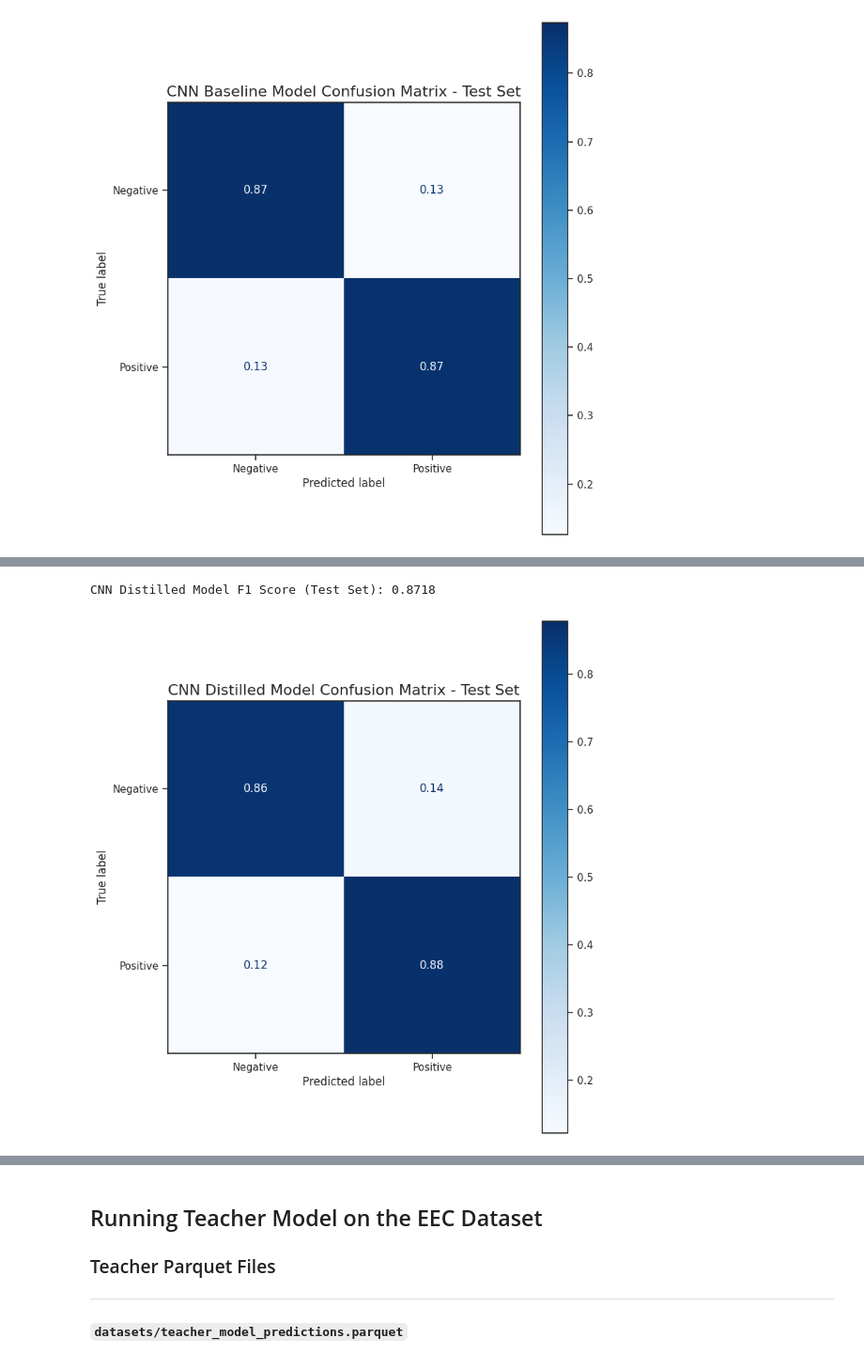
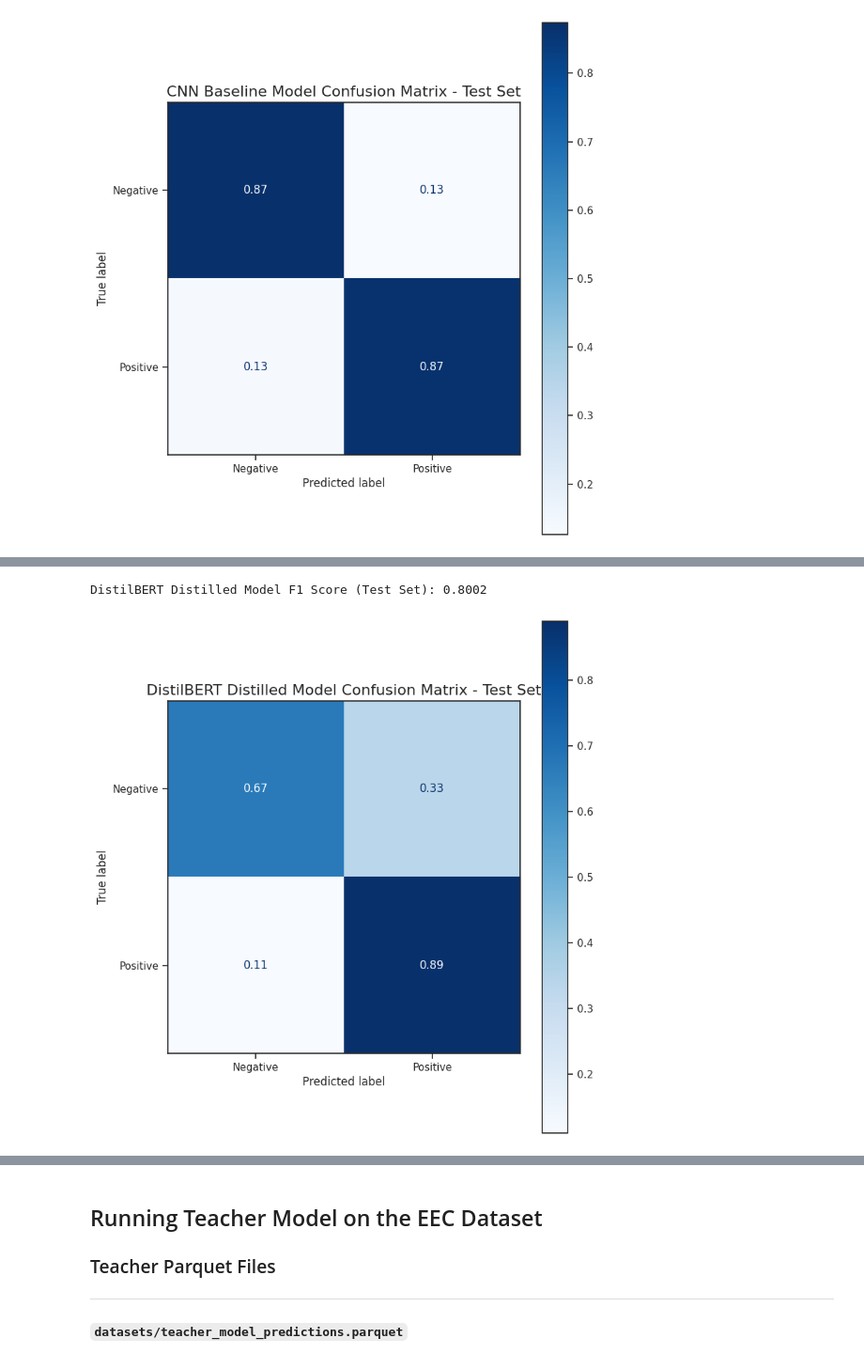
Before and after one commit to CharlesC03/NLP_Final_Project, a Jupyter notebook: analysis/teacher_analysis.ipynb, the cells around one changed output, grey strips where cells are left out. Shown at 94% size. Cells and saved outputs as stored; diff of their text form; code cells hidden in the pictures.

Commit message:
Updated the graphs and their names

```diff
--- a/analysis/teacher_analysis.ipynb
+++ b/analysis/teacher_analysis.ipynb
@@ -322,29 +353,29 @@ CNN Baseline Model F1 Score (Test Set): 0.8703
 # %%
-cnn_test_df = pd.read_csv("datasets/imdb_cnn_distilled_test_predictions.csv")
+distilbert_test_df = pd.read_parquet("datasets/distilbert_distilled_IMDB_predictions.parquet")
 
 fig, ax = plt.subplots(figsize=(8, 8))
 
 test_f1_score = f1_score(
-    cnn_test_df['true_label'], cnn_test_df['pred_label']
+    distilbert_test_df['label'], distilbert_test_df['pred_label']
 )
 
 ConfusionMatrixDisplay.from_predictions(
-    cnn_test_df['true_label'], cnn_test_df['pred_label'],
+    distilbert_test_df['label'], distilbert_test_df['pred_label'],
     display_labels=["Negative", "Positive"],
     cmap=plt.cm.Blues,
     normalize='true',
     ax = ax
 )
 
-ax.set_title("CNN Distilled Model Confusion Matrix - Test Set", fontsize=16)
+ax.set_title("DistilBERT Distilled Model Confusion Matrix - Test Set", fontsize=16)
 
 fig.tight_layout()
 
-fig.savefig("graphs/cnn/model_distilled_confusion_matrix_test.png", dpi=300)
+fig.savefig("graphs/distilbert/model_distilled_confusion_matrix_test.png", dpi=300)
 
-print(f"CNN Distilled Model F1 Score (Test Set): {test_f1_score:.4f}")
+print(f"DistilBERT Distilled Model F1 Score (Test Set): {test_f1_score:.4f}")
 
 plt.show()
 # %% [output]
-CNN Distilled Model F1 Score (Test Set): 0.8718
+DistilBERT Distilled Model F1 Score (Test Set): 0.8002
-[figure, old version]
+[figure, new version]
```
Also changed, not shown: parts of 3 cells of this notebook, 4 other files.
